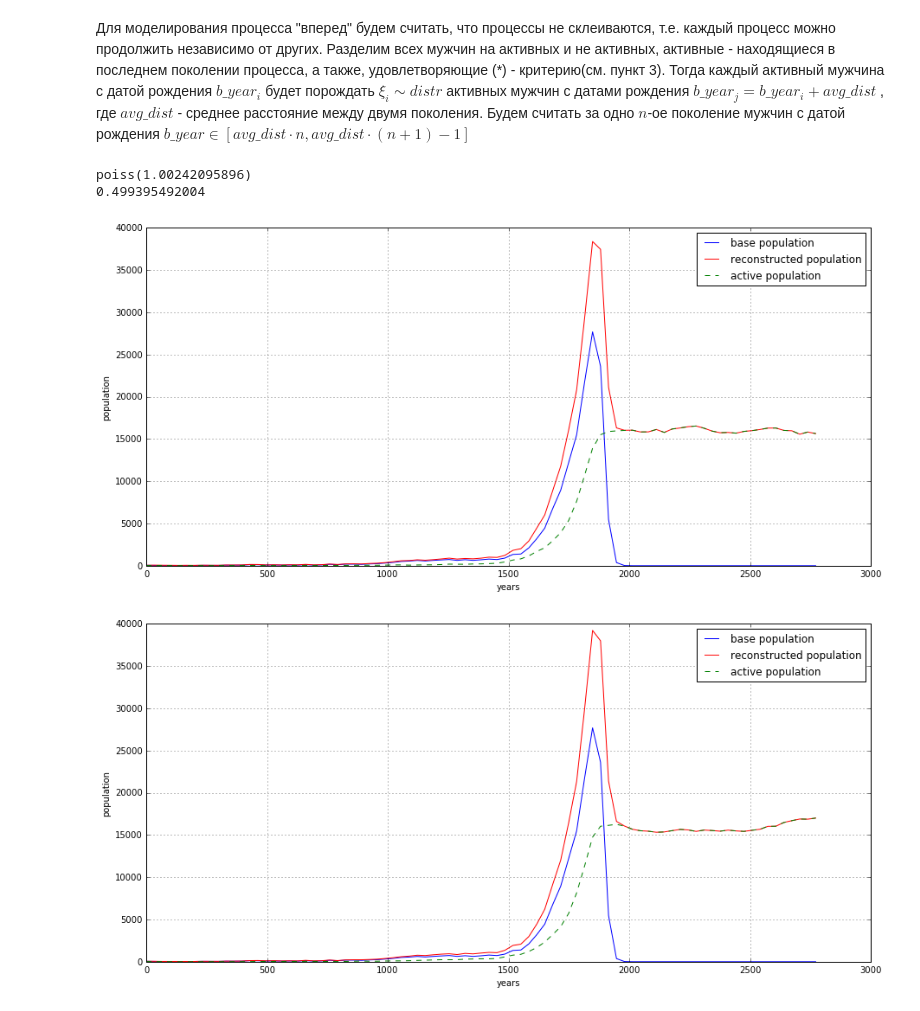
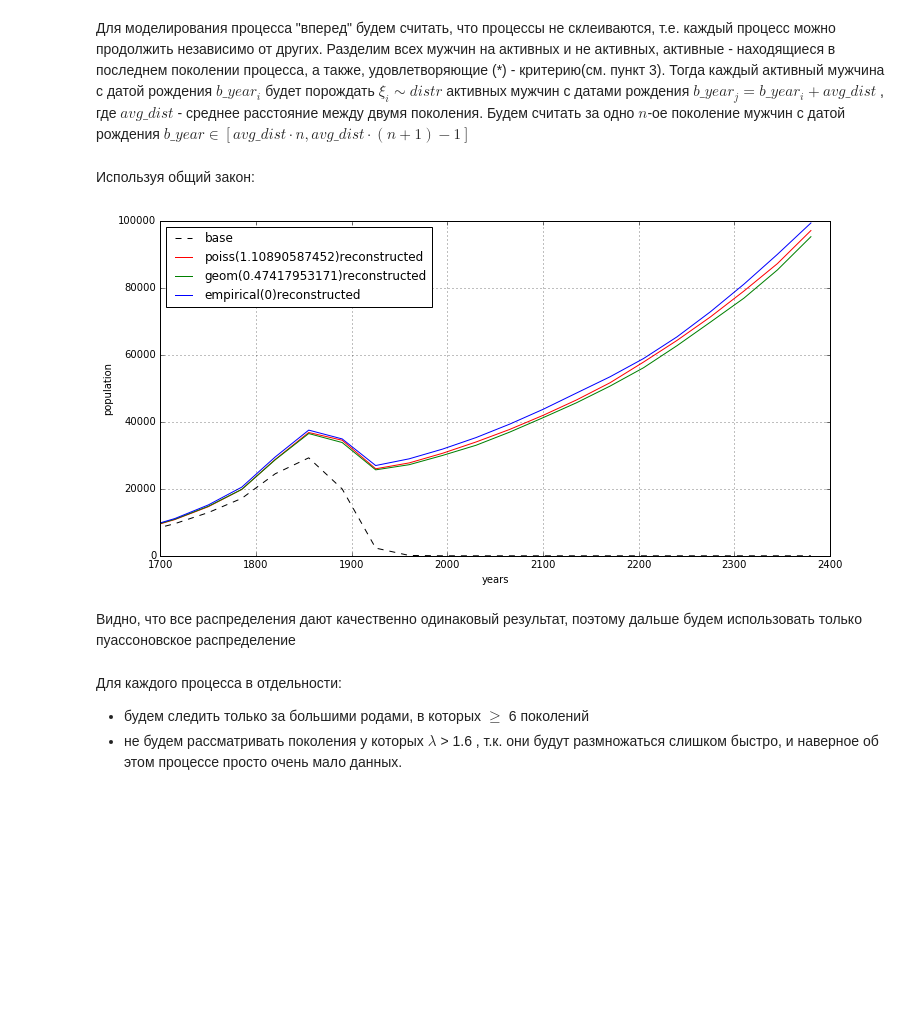
Before and after one commit to ale3otik/MIPT-2016-Stochastic-process, a Jupyter notebook: task1/t1_Zotov_Alexey_497.ipynb, the cells around one changed output. Cells and saved outputs as stored; diff of their text form; code cells hidden in the pictures; blank space fills up the shorter version.

Commit message:
predict forward

```diff
--- a/task1/t1_Zotov_Alexey_497.ipynb
+++ b/task1/t1_Zotov_Alexey_497.ipynb
@@ -156,7 +157,10 @@ plt.show()
 ## №3
 # %%
 def pois_likelyhood_estimation(X) :
-    return np.mean(X)
+    if len(X) > 0:
+        return np.mean(X)
+    else :
+        return -10
 # %% [markdown]
 В данных сложные фамилии могут быть представлены двумя способами, с пробелом или нижним подчеркиванием.
 
@@ -212,6 +216,8 @@ for proc in processes :
     vals = list(offspring.values())
     if len(vals) > 0 :
         X.append(vals)
+    else:
+        X.append([])
 
 X_all = []
 for x in X :
@@ -367,17 +386,19 @@ def calc_forward_all(distr, param):
     plt.legend(loc = 'best',fontsize=12)
     plt.show()
+# %% [markdown]
+Используя общий закон:
 # %%
 distr = [lambda lmb,sz : sps.poisson.rvs(lmb, size=sz),
          lambda p,sz : np.array(sps.geom.rvs(p,size=sz))-1 ,
          lambda p,sz: empirical_distr_all.rvs(size=sz)]
-names = ['poiss', 'geom' , 'discrete']
-print('poiss(' + str(pois_lmb_all) + ')')
-# calc_forward_all(distr[0], pois_lmb_all)
-print(p_geom_all)
-calc_forward_all(distr[1], p_geom_all)
-calc_forward_all(distr[2], 0)
+names = ['poiss', 'geom' , 'empirical']
+params = [pois_lmb_all , p_geom_all , 0]
+calc_forward_all(distr, names , params )
 # %% [output]
-poiss(1.00242095896)
-0.499395492004
-[figure, old version]
+[figure, new version]
-[figure, removed]
+# %% [markdown]
+Видно, что все распределения дают качественно одинаковый результат, поэтому дальше будем использовать только пуассоновское распределение
+# %% [markdown]
+Для каждого процесса в отдельности:
+ - будем следить только за большими родами, в которых $\geq$ 6 поколений
+ - не будем рассматривать поколения у которых $\lambda$ > 1.6 , т.к. они будут размножаться слишком быстро, и наверное об этом процессе просто очень мало данных.
```
Also changed, not shown: parts of 11 cells of this notebook.
